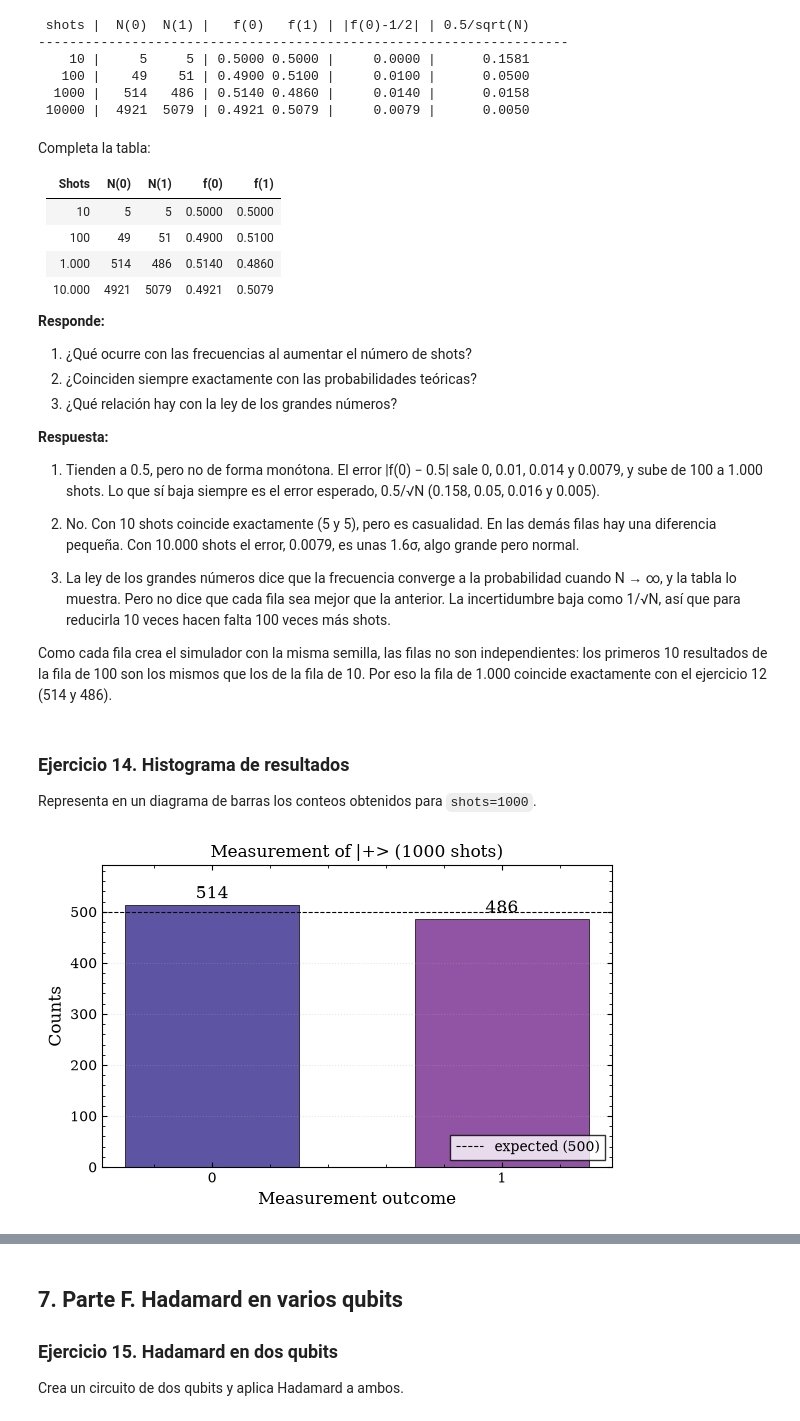
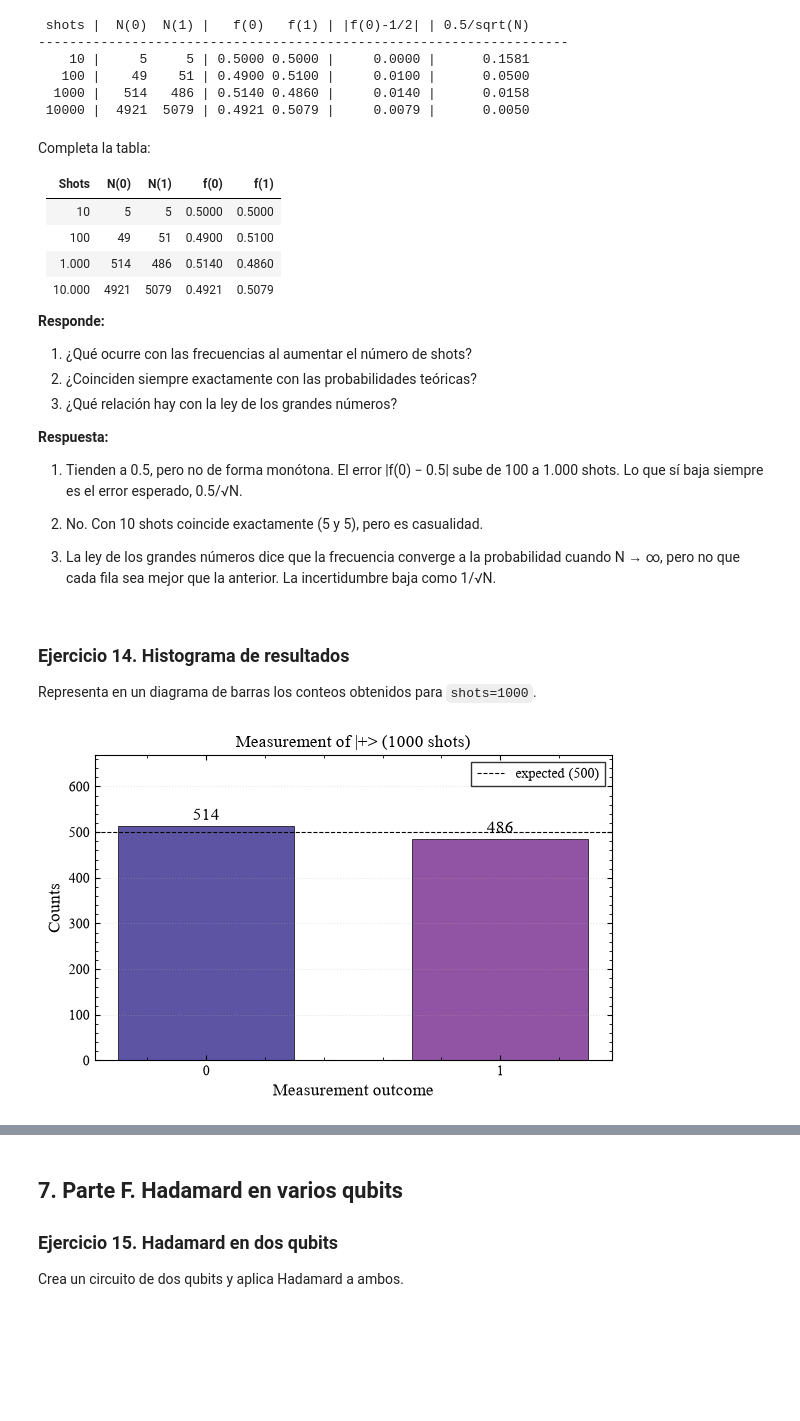
Before and after one commit to SashVqz/cocu, a Jupyter notebook: tema3/practica01.ipynb, the cells around one changed output, grey strips where cells are left out. Cells and saved outputs as stored; diff of their text form; code cells hidden in the pictures; blank space fills up the shorter version.

```diff
--- a/tema3/practica01.ipynb
+++ b/tema3/practica01.ipynb
@@ -857,13 +855,11 @@ Completa la tabla:
 
 **Respuesta:**
 
-1. Tienden a 0.5, pero no de forma monótona. El error |f(0) − 0.5| sale 0, 0.01, 0.014 y 0.0079, y sube de 100 a 1.000 shots. Lo que sí baja siempre es el error esperado, 0.5/√N (0.158, 0.05, 0.016 y 0.005).
+1. Tienden a 0.5, pero no de forma monótona. El error |f(0) − 0.5| sube de 100 a 1.000 shots. Lo que sí baja siempre es el error esperado, 0.5/√N.
 
-2. No. Con 10 shots coincide exactamente (5 y 5), pero es casualidad. En las demás filas hay una diferencia pequeña. Con 10.000 shots el error, 0.0079, es unas 1.6σ, algo grande pero normal.
+2. No. Con 10 shots coincide exactamente (5 y 5), pero es casualidad.
 
-3. La ley de los grandes números dice que la frecuencia converge a la probabilidad cuando N → ∞, y la tabla lo muestra. Pero no dice que cada fila sea mejor que la anterior. La incertidumbre baja como 1/√N, así que para reducirla 10 veces hacen falta 100 veces más shots.
-
-Como cada fila crea el simulador con la misma semilla, las filas no son independientes: los primeros 10 resultados de la fila de 100 son los mismos que los de la fila de 10. Por eso la fila de 1.000 coincide exactamente con el ejercicio 12 (514 y 486).
+3. La ley de los grandes números dice que la frecuencia converge a la probabilidad cuando N → ∞, pero no que cada fila sea mejor que la anterior. La incertidumbre baja como 1/√N.
 # %% [markdown]
 ### Ejercicio 14. Histograma de resultados
 
@@ -871,25 +867,25 @@ Representa en un diagrama de barras los conteos obtenidos para `shots=1000`.
 # %%
 labels = sorted(countsPlus)
 values = [countsPlus[k] for k in labels]
 
 fig, ax = plt.subplots(figsize=(6, 4))
 bars = ax.bar(labels, values, color=[COLOR_TARGET, COLOR_PRED], width=0.6, edgecolor="black", linewidth=0.5)
 ax.axhline(shots / 2, color="black", linestyle="--", linewidth=0.8, label=f"expected ({shots // 2})")
 
 for bar, value in zip(bars, values):
     ax.text(bar.get_x() + bar.get_width() / 2, value + 5, str(value), ha="center", va="bottom")
 
 ax.set_xlabel("Measurement outcome")
 ax.set_ylabel("Counts")
 ax.set_title(f"Measurement of |+> ({shots} shots)")
-ax.set_ylim(0, max(values) * 1.15)
-ax.legend(loc="lower right")
+ax.set_ylim(0, max(values) * 1.3)
+ax.legend(loc="upper right")
 ax.grid(True, axis="y", linestyle=":", alpha=0.3)
 
 plt.tight_layout()
 plt.show()
 # %% [output]
-[figure, old version]
+[figure, new version]
 # %% [markdown]
 **Responde:**
 
```
Also changed, not shown: parts of 30 cells of this notebook, 3 other files.
